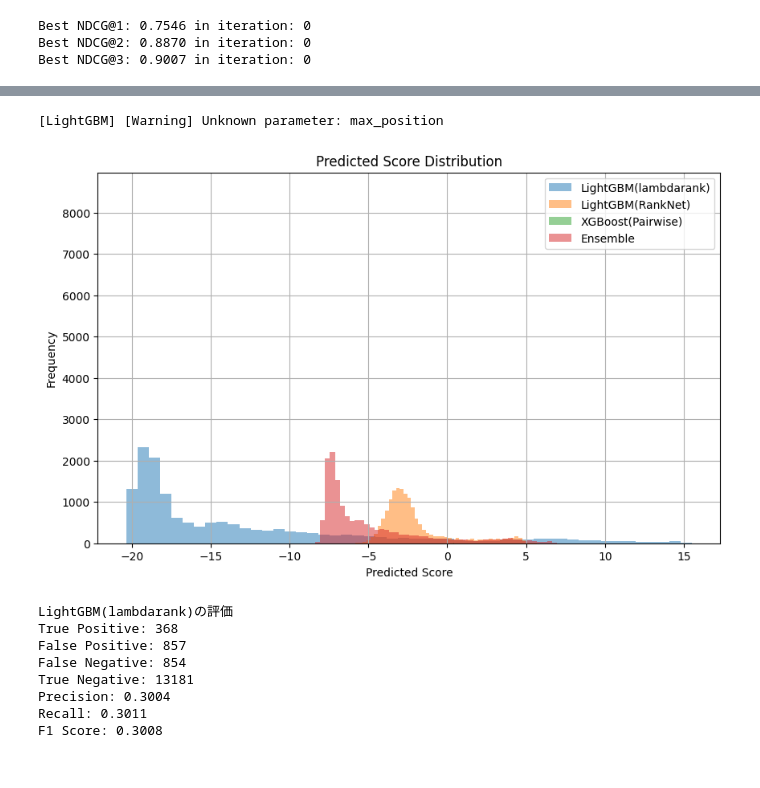
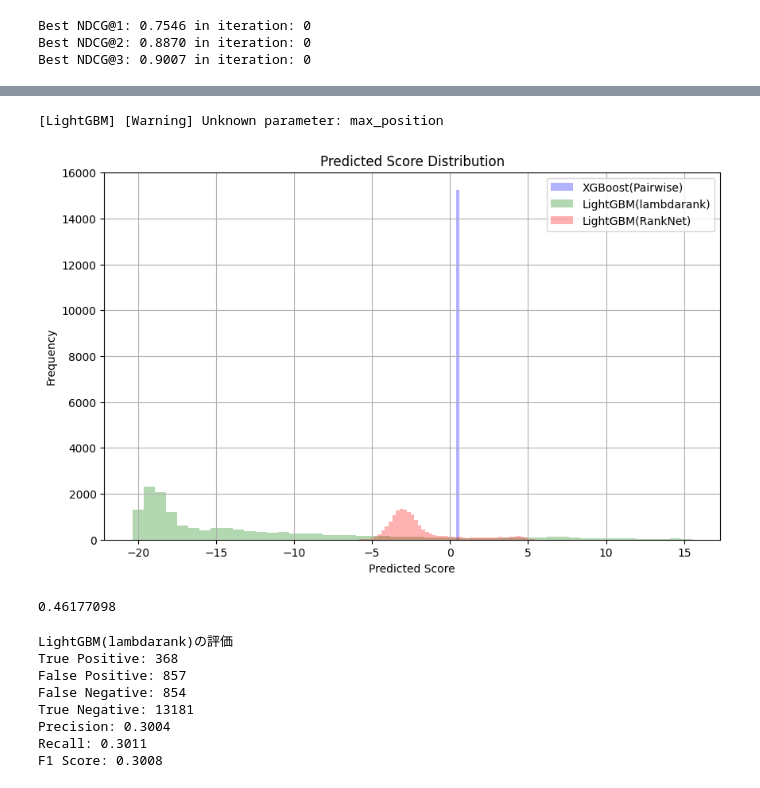
Before and after one commit to ihpolyphe/horse_inference, a Jupyter notebook: scripts/train_horse_secandary_ranking.ipynb, the cells around one changed output, grey strips where cells are left out. Drawn from its saved outputs; the diff is of its cells as text; code cells hidden in the pictures.

```diff
--- a/scripts/train_horse_secandary_ranking.ipynb
+++ b/scripts/train_horse_secandary_ranking.ipynb
@@ -1703,38 +1708,49 @@ def rank_predictions(data, score_column, rank_column):
     data[rank_column] = data.groupby("race_id")[rank_column].transform(lambda x: x + 1)
     return data
 # 予測順位をつける
 df_prediction_test_ranking = rank_predictions(df_prediction_test_ranking, "予測スコア(lambdarank)", "予測順位(lambdarank)")
 df_prediction_test_ranking = rank_predictions(df_prediction_test_ranking, "予測スコア(RankNet)", "予測順位(RankNet)")
 df_prediction_test_ranking = rank_predictions(df_prediction_test_ranking, "予測スコア(Pairwise)", "予測順位(Pairwise)")
 df_prediction_test_ranking = rank_predictions(df_prediction_test_ranking, "ensemble_prediction", "ensemble_prediction_rank")
 
 df_prediction_test_ranking["予測順位(lambdarank)"] = df_prediction_test_ranking["予測順位(lambdarank)"].astype(int)
 df_prediction_test_ranking["予測順位(RankNet)"] = df_prediction_test_ranking["予測順位(RankNet)"].astype(int)
 df_prediction_test_ranking["予測順位(Pairwise)"] = df_prediction_test_ranking["予測順位(Pairwise)"].astype(int)
 df_prediction_test_ranking["ensemble_prediction_rank"] = df_prediction_test_ranking["ensemble_prediction_rank"].astype(int)
 
 # 3つのモデルがすべて1位と判断したときだけ1位とするアンサンブルモデル
 # df_prediction_test_ranking['ensemble_prediction'] = (
 #     (df_prediction_test_ranking['予測順位(lambdarank)'] == 1) &
 #     (df_prediction_test_ranking['予測順位(RankNet)'] == 1) &
 #     (df_prediction_test_ranking['予測順位(Pairwise)'] == 1)
 # ).astype(int)
 
 # 予測スコアの分布を可視化
 plt.figure(figsize=(10, 6))
-plt.hist(prediction_test_ranking, bins=50, alpha=0.5, label='LightGBM(lambdarank)')
-plt.hist(prediction_test_ranking_ranknet, bins=50, alpha=0.5, label='LightGBM(RankNet)')
-plt.hist(prediction_test_ranking_pairwise, bins=50, alpha=0.5, label='XGBoost(Pairwise)')
-plt.hist(prediction_test_ranking_ensemble, bins=50, alpha=0.5, label='Ensemble')
+
+# XGBoost(Pairwise)のヒストグラム
+plt.hist(prediction_test_ranking_pairwise, bins=1, alpha=0.3, label='XGBoost(Pairwise)', color='blue')
+
+# LightGBM(lambdarank)のヒストグラム
+plt.hist(prediction_test_ranking, bins=50, alpha=0.3, label='LightGBM(lambdarank)', color='green')
+
+# LightGBM(RankNet)のヒストグラム
+plt.hist(prediction_test_ranking_ranknet, bins=50, alpha=0.3, label='LightGBM(RankNet)', color='red')
+
 plt.xlabel('Predicted Score')
 plt.ylabel('Frequency')
 plt.title('Predicted Score Distribution')
 plt.legend()
 plt.grid(True)
 plt.show()
+
+# 予測結果を保存
+df_prediction_test_ranking.to_csv("prediction_test_secandary_ranking.csv", index=False)
+print(prediction_test_ranking_pairwise.mean())
 # %% [output]
 [LightGBM] [Warning] Unknown parameter: max_position
-[figure, old version]
+[figure, new version]
+0.46177098
 # %%
 # 2位のスコアにおける予測結果の評価
 print("LightGBM(lambdarank)の評価")
```
Also changed, not shown: parts of 14 cells of this notebook, 2 other files.
